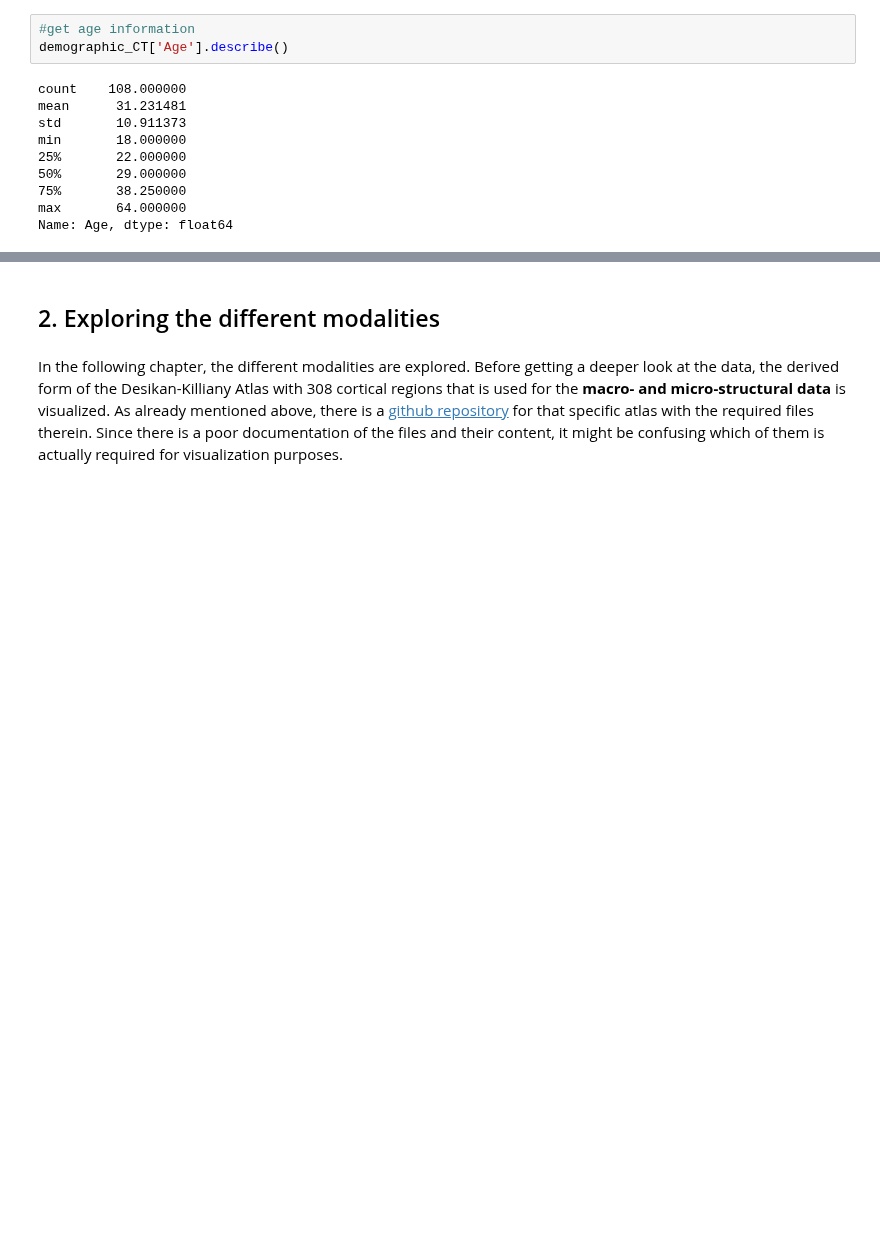
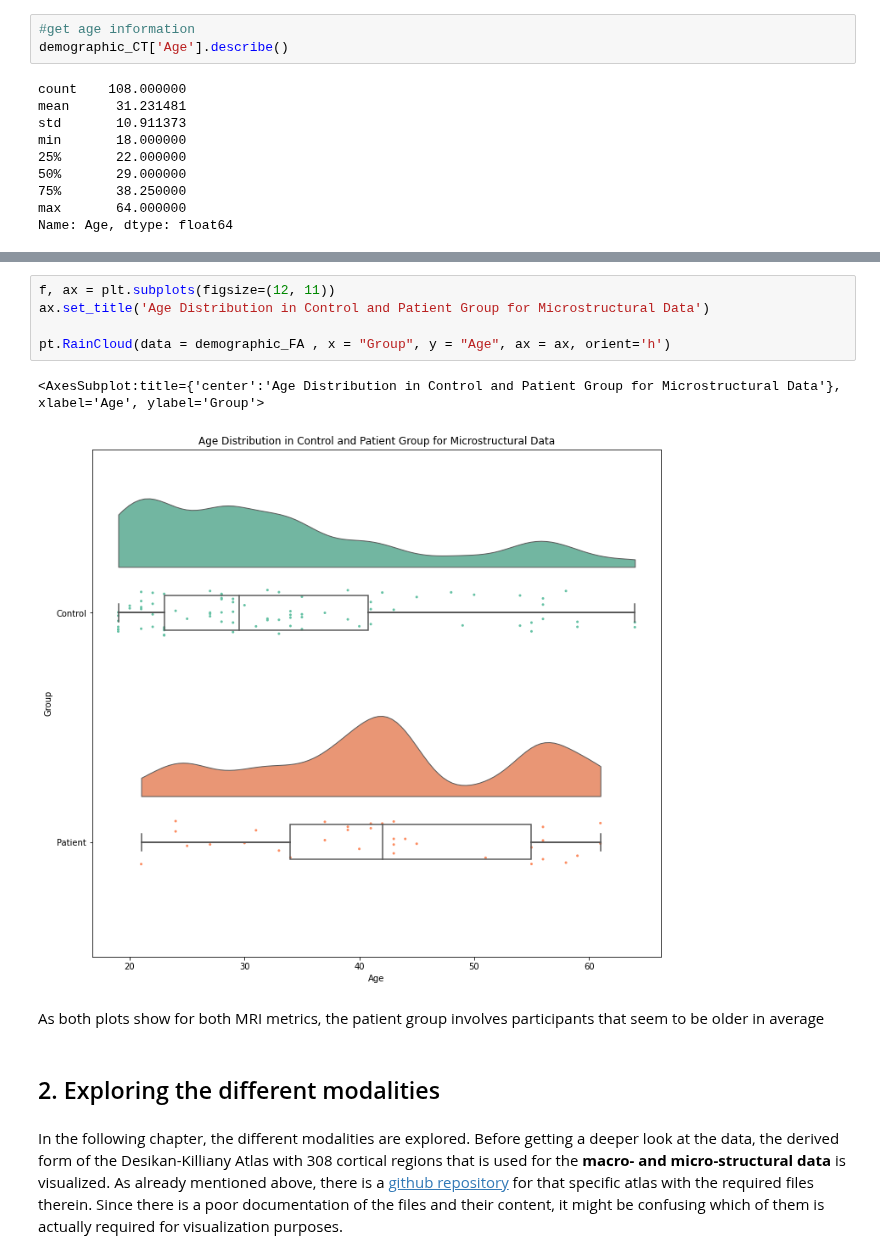
Before and after one commit to mello-y/MSc5_research_project, a Jupyter notebook: content/code/Data_exploration.ipynb, the cells around one changed output, grey strips where cells are left out. Drawn from its saved outputs; the diff is of its cells as text; blank space fills up the shorter version.

```diff
--- a/content/code/Data_exploration.ipynb
+++ b/content/code/Data_exploration.ipynb
@@ -201,3 +273,13 @@ The **DWI data** subset for the Dublin sample consists of a total of N=123 parti
+# %%
+f, ax = plt.subplots(figsize=(12, 11))
+ax.set_title('Age Distribution in Control and Patient Group for Microstructural Data')
+
+pt.RainCloud(data = demographic_FA , x = "Group", y = "Age", ax = ax, orient='h')
+# %% [output]
+<AxesSubplot:title={'center':'Age Distribution in Control and Patient Group for Microstructural Data'}, xlabel='Age', ylabel='Group'>
+[figure, added]
+# %% [markdown]
+As both plots show for both MRI metrics, the patient group involves participants that seem to be older in average
 # %% [markdown]
 ## 2. Exploring the different modalities
 # %% [markdown]
```
Also changed, not shown: parts of 59 cells of this notebook.
